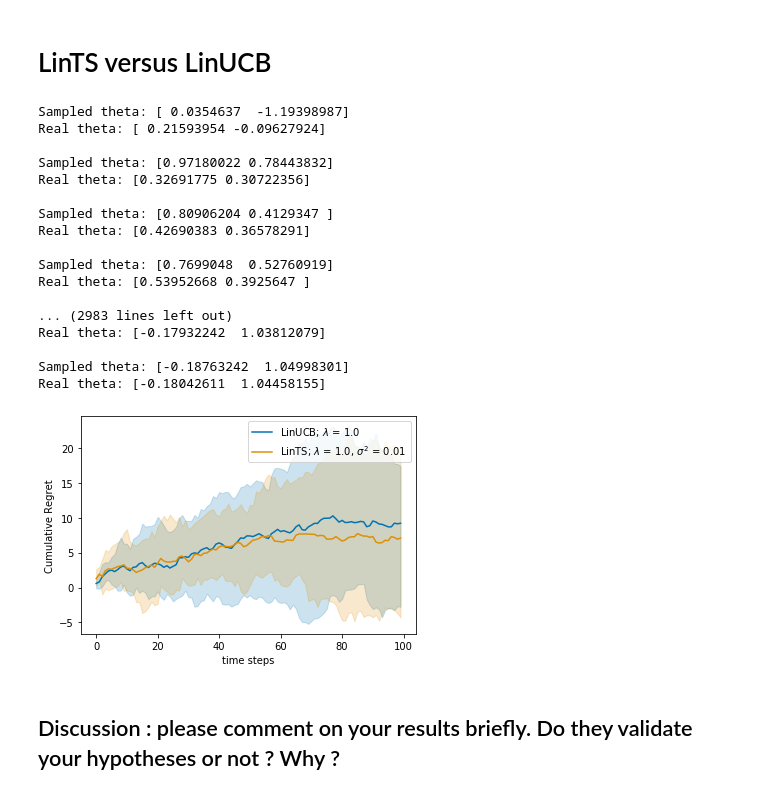
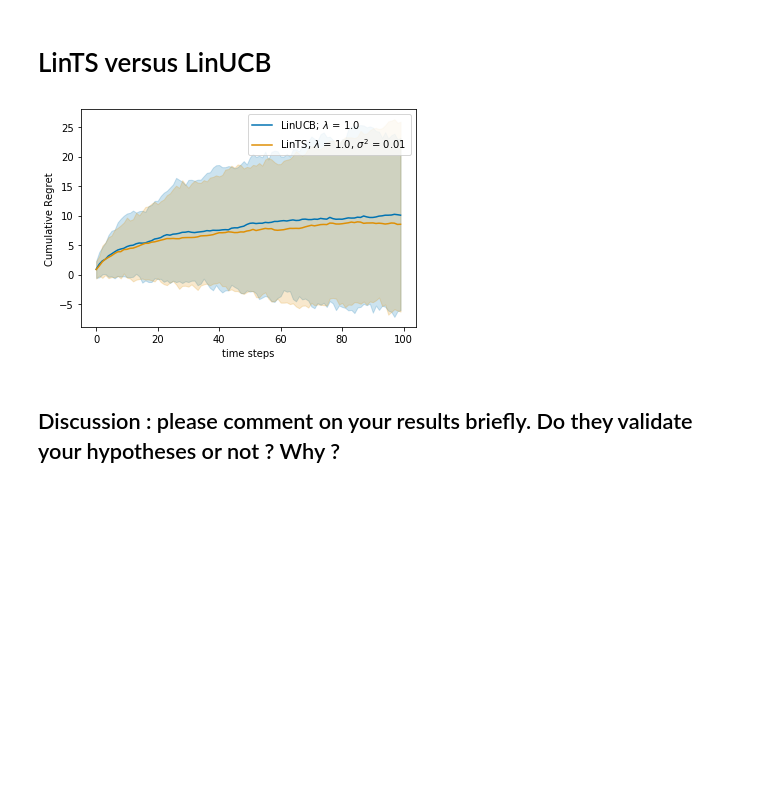
Before and after one commit to EugeneSel/linear-bandits, a Jupyter notebook: StochasticLinearBandits-2021-TBC.ipynb, the cells around one changed output. Saved outputs shown, nothing was run; the diff lists cells and outputs as text; code cells hidden in the pictures; blank space fills up the shorter version.

```diff
--- a/StochasticLinearBandits-2021-TBC.ipynb
+++ b/StochasticLinearBandits-2021-TBC.ipynb
@@ -199,8 +204,8 @@ class LinUCB(Agent):
         ### TODO
         self.alpha = alpha
 
-        self.V = self.lambda_reg * np.eye(self.d)
-        self.b_n = np.zeros([1, self.d])
+        self.V_inv = np.eye(self.d) / self.lambda_reg
+        self.b_n = np.zeros([self.d, 1])
         self.hat_theta = np.zeros([self.d, 1])
 
         self.reset()
@@ -208,8 +213,8 @@ class LinUCB(Agent):
     def reset(self):
         # reset all local variables that should not be kept when the experiment is restarted:
         self.t = 0
-        self.V = self.lambda_reg * np.eye(self.d)
-        self.b_n = np.zeros([1, self.d])
+        self.V_inv = np.eye(self.d) / self.lambda_reg
+        self.b_n = np.zeros([self.d, 1])
         self.hat_theta = np.zeros([self.d, 1])
 
     def get_action(self, arms):
@@ -228,9 +233,7 @@ class LinUCB(Agent):
         UCBs = np.zeros(K)
 
         ### TODO
-        inverse_V = pinv(self.V)
-
-        self.hat_theta = inverse_V @ self.b_n.T
+        self.hat_theta = self.V_inv @ self.b_n
 
         beta_t = np.sqrt(self.lambda_reg) + np.sqrt(2 * np.log(1 / self.delta) \
                     + self.d * np.log((self.d * self.lambda_reg + self.t) / (self.lambda_reg * self.d)))
@@ -238,10 +241,10 @@ class LinUCB(Agent):
             beta_t *= self.alpha
 
         for i in range(K):
-            cur_arm = np.expand_dims(arms[i], axis=0)
+            a = np.expand_dims(arms[i], axis=1)
 
-            UCBs[i] = self.hat_theta.T @ cur_arm.T + beta_t * np.sqrt(cur_arm @ inverse_V @ cur_arm.T)
-        chosen_arm = arms[np.argmax(UCBs)]
+            UCBs[i] = a.T @ self.hat_theta + beta_t * np.sqrt(a.T @ self.V_inv @ a)
+        chosen_arm = arms[UCBs.argmax()]
 
         self.t += 1
 
@@ -249,9 +252,13 @@ class LinUCB(Agent):
 
     def receive_reward(self, chosen_arm, reward):
         # Computing RLS:
-        self.V += np.outer(chosen_arm, chosen_arm)
-        self.b_n += reward * chosen_arm
-        # self.hat_theta = pinv(self.V) @ self.b_n.T
+        a = np.expand_dims(chosen_arm, axis=1)
+
+        # Apply Sherman-Morrison formula:
+        self.V_inv -= (self.V_inv @ a @ a.T @ self.V_inv) \
+                        / (1 + a.T @ self.V_inv @ a)
+
+        self.b_n += reward * a
 
     def name(self):
         name = "LinUCB; $\lambda$ = {:.1f}".format(self.lambda_reg)
@@ -446,30 +440,13 @@ plot_regret(all_data)
 # %%
 basicGaussianBandit = LinearBandit(theta, K)
 agent1 = LinUCB(T, d, delta, lambda_reg=1.)
-agent2 = LinTS(T, d, delta, lambda_reg=1., sigma=.1)
+agent2 = LinTS(T, d, lambda_reg=1., sigma=.1)
 #....TODO
 
-all_data = experiment(basicGaussianBandit, [agent1, agent2], Nmc=10, T=100)
+all_data = experiment(basicGaussianBandit, [agent1, agent2], Nmc=100, T=100)
 
 plot_regret(all_data)
 # %% [output]
-Sampled theta: [ 0.0354637  -1.19398987]
-Real theta: [ 0.21593954 -0.09627924]
-
-Sampled theta: [0.97180022 0.78443832]
-Real theta: [0.32691775 0.30722356]
-
-Sampled theta: [0.80906204 0.4129347 ]
-Real theta: [0.42690383 0.36578291]
-
-Sampled theta: [0.7699048  0.52760919]
-Real theta: [0.53952668 0.3925647 ]
-
-... (2983 lines left out)
-Real theta: [-0.17932242  1.03812079]
-
-Sampled theta: [-0.18763242  1.04998301]
-Real theta: [-0.18042611  1.04458155]
-[figure, old version]
+[figure, new version]
 # %% [markdown]
 ## Discussion : please comment on your results briefly. Do they validate your hypotheses or not ? Why ?
```
Also changed, not shown: parts of 8 cells of this notebook.
